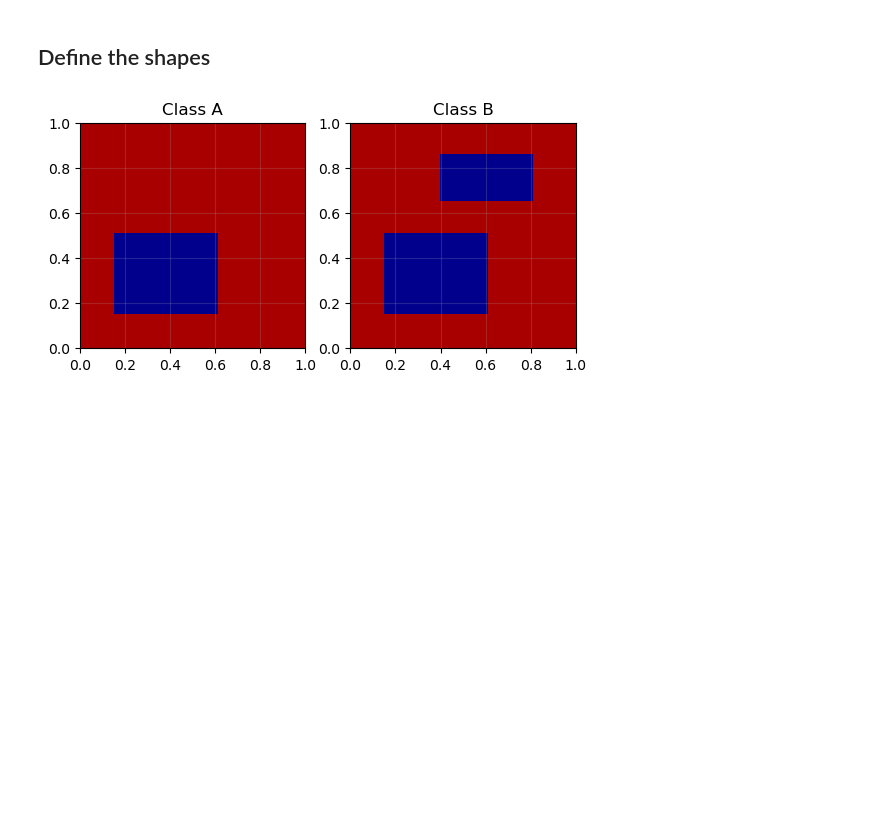
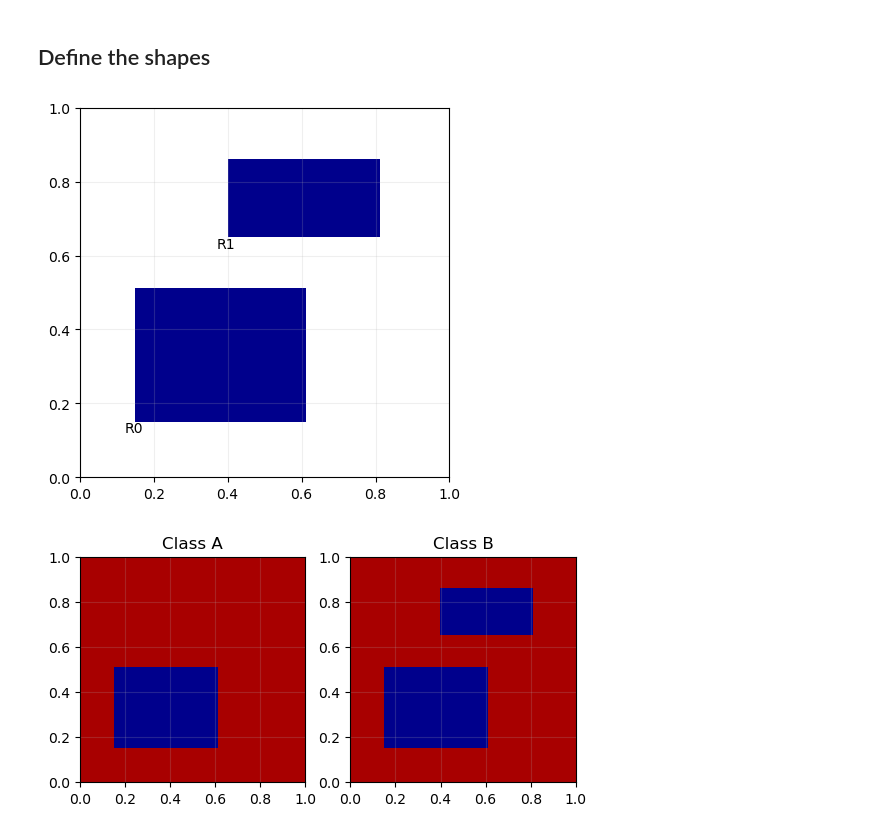
Before and after one commit to mihaela-stoian/StrongCoherencyCCN, a Jupyter notebook: experiments/Rectangles_example.ipynb, the cells around one changed output. Drawn from its saved outputs; the diff is of its cells as text; code cells hidden in the pictures; blank space fills up the shorter version.

```diff
--- a/experiments/Rectangles_example.ipynb
+++ b/experiments/Rectangles_example.ipynb
@@ -43,4 +42,20 @@ torch.manual_seed(2)
 <torch._C.Generator at 0x...>
 # %% [markdown]
 ## Define the shapes
+# %%
+rectangle0 = Rectangle(0.15, 0.6, 0.15, 0.5)
+rectangle1 = Rectangle(0.4, 0.8, 0.65, 0.85)
+shapes = [rectangle0, rectangle1]
+
+fig, ax = plt.subplots(1, 1)
+ax.grid(alpha=0.2)
+
+rgb = mpl.colormaps['seismic_r'](np.linspace(0.0, 1.0, 100))[np.newaxis, :, :3]
+for i, shape in enumerate(shapes):
+  shape.plot(ax, full=True, cmap=ListedColormap(rgb[0][-10:-9]))
+  ax.annotate(f'R{i}', [z-0.029 for z in shape.get_left_low_corner()])
+
+plt.show()
+# %% [output]
+[figure, added]
 # %%
```
Also changed, not shown: parts of 5 cells of this notebook, 1 other file.
